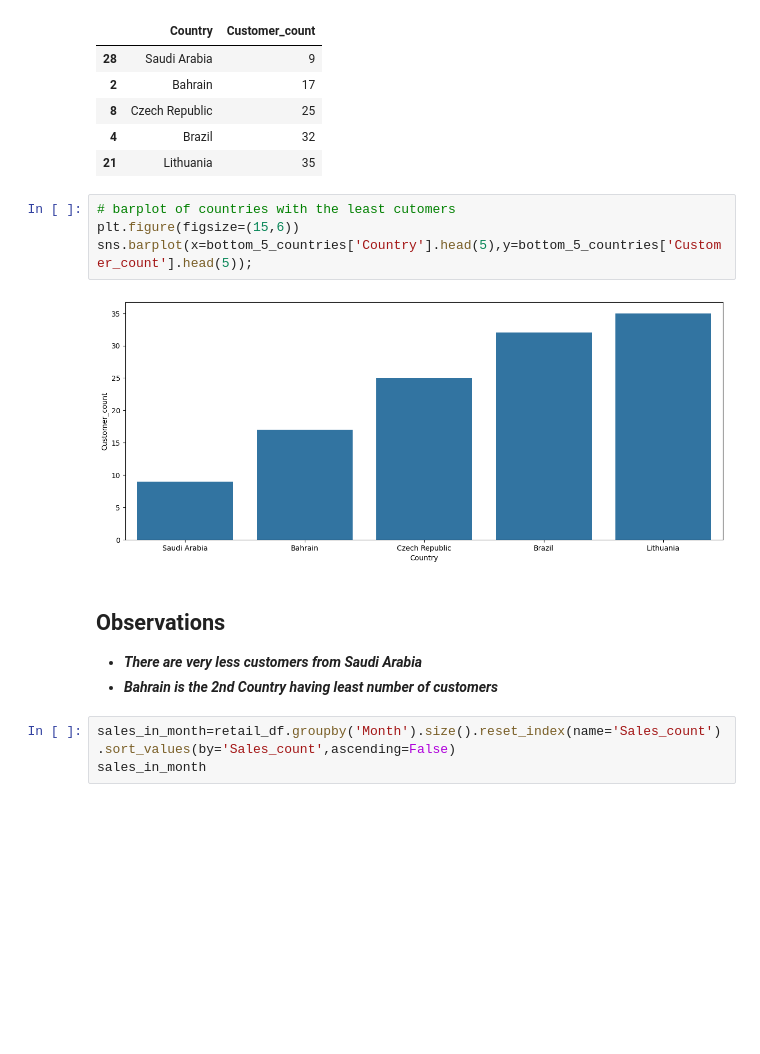
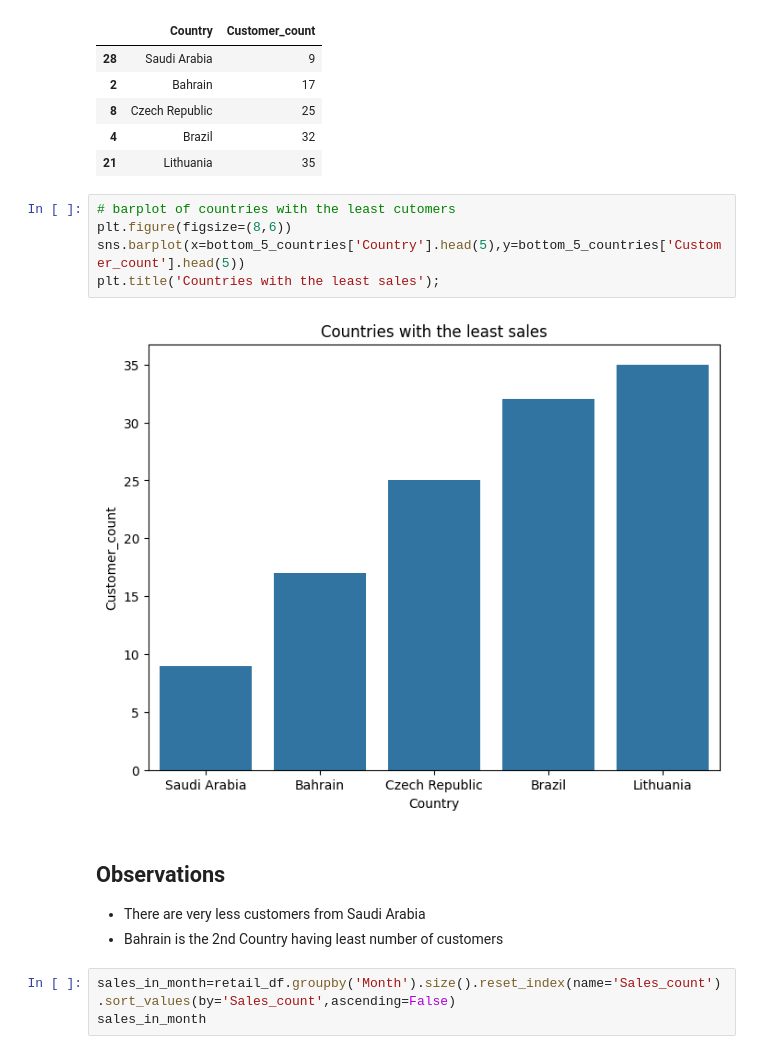
Before and after one commit to SKitavi/Smarthive-ai, a Jupyter notebook: SmartHive_AI_customer_segmentation_checkpoint.ipynb, the cells around one changed output. Saved outputs shown, nothing was run; the diff lists cells and outputs as text; blank space fills up the shorter version.

```diff
--- a/SmartHive_AI_customer_segmentation_checkpoint.ipynb
+++ b/SmartHive_AI_customer_segmentation_checkpoint.ipynb
@@ -525,14 +525,15 @@ bottom_5_countries
 | 21 | Lithuania | 35 |
 # %%
 # barplot of countries with the least cutomers
-plt.figure(figsize=(15,6))
-sns.barplot(x=bottom_5_countries['Country'].head(5),y=bottom_5_countries['Customer_count'].head(5));
+plt.figure(figsize=(8,6))
+sns.barplot(x=bottom_5_countries['Country'].head(5),y=bottom_5_countries['Customer_count'].head(5))
+plt.title('Countries with the least sales');
 # %% [output]
-[figure, old version]
+[figure, new version]
 # %% [markdown]
 ## **Observations**
-* ***There are very less customers from Saudi Arabia***
-* ***Bahrain is the 2nd Country having least number of customers***
+* There are very less customers from Saudi Arabia
+* Bahrain is the 2nd Country having least number of customers
 # %%
 sales_in_month=retail_df.groupby('Month').size().reset_index(name='Sales_count').sort_values(by='Sales_count',ascending=False)
 sales_in_month
```
Also changed, not shown: parts of 4 cells of this notebook.
